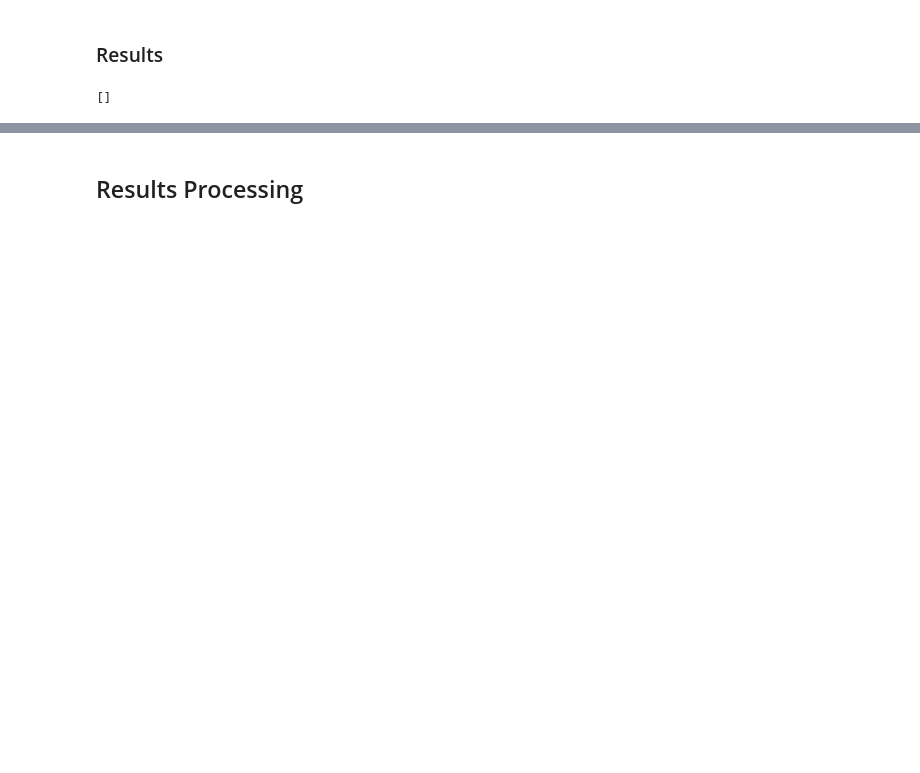
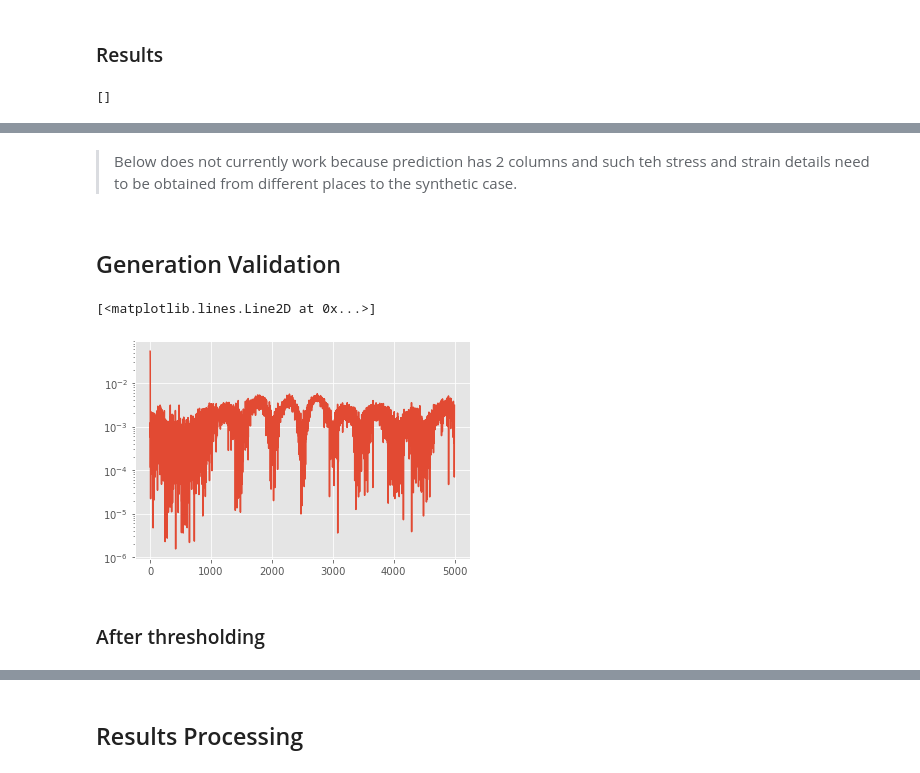
Before and after one commit to AlexB-B/DeePyMoD_torch_AlexVersion, a Jupyter notebook: notebooks/Example - Real Electronics Data.ipynb, the cells around one changed output, grey strips where cells are left out. Saved outputs shown, nothing was run; the diff lists cells and outputs as text; code cells hidden in the pictures; blank space fills up the shorter version.

```diff
--- a/notebooks/Example - Real Electronics Data.ipynb
+++ b/notebooks/Example - Real Electronics Data.ipynb
@@ -198,0 +223,9 @@ sparsity_mask_list_list
+# %%
+time_tensor_post = torch.tensor(scaled_time_array, dtype=torch.float32, requires_grad=True)
+prediction_tensor = network(time_tensor_post)
+prediction_array = np.array(prediction_tensor.detach())
+library_diff_order = library_config['diff_order']
+if input_type == 'Strain':
+    scaled_input_expr = lambda t: strain_sf*input_expr(t/time_sf)
+elif input_type == 'Stress':
+    scaled_input_expr = lambda t: stress_sf*input_expr(t/time_sf)
@@ -198,0 +234,5 @@ sparsity_mask_list_list
+# %%
+coeff_vector = sparse_coeff_vector_list_list[0][0].clone()
+sparsity_mask = sparsity_mask_list_list[0][0].clone()
+# %% [markdown]
+> Below does not currently work because prediction has 2 columns and such teh stress and strain details need to be obtained from different places to the synthetic case.
@@ -198,0 +245,11 @@ sparsity_mask_list_list
+# %% [markdown]
+## Generation Validation
+# %%
+errors = VE_datagen.equation_residuals(scaled_time_array, scaled_strain_array, prediction_array, coeff_vector_array, sparsity_mask=sparsity_mask, diff_order=library_diff_order)
+# %%
+plt.semilogy(abs(errors.flatten()))
+# %% [output]
+[<matplotlib.lines.Line2D at 0x...>]
+[figure, added]
+# %% [markdown]
+### After thresholding
```
Also changed, not shown: parts of 41 cells of this notebook, 33 other files.
